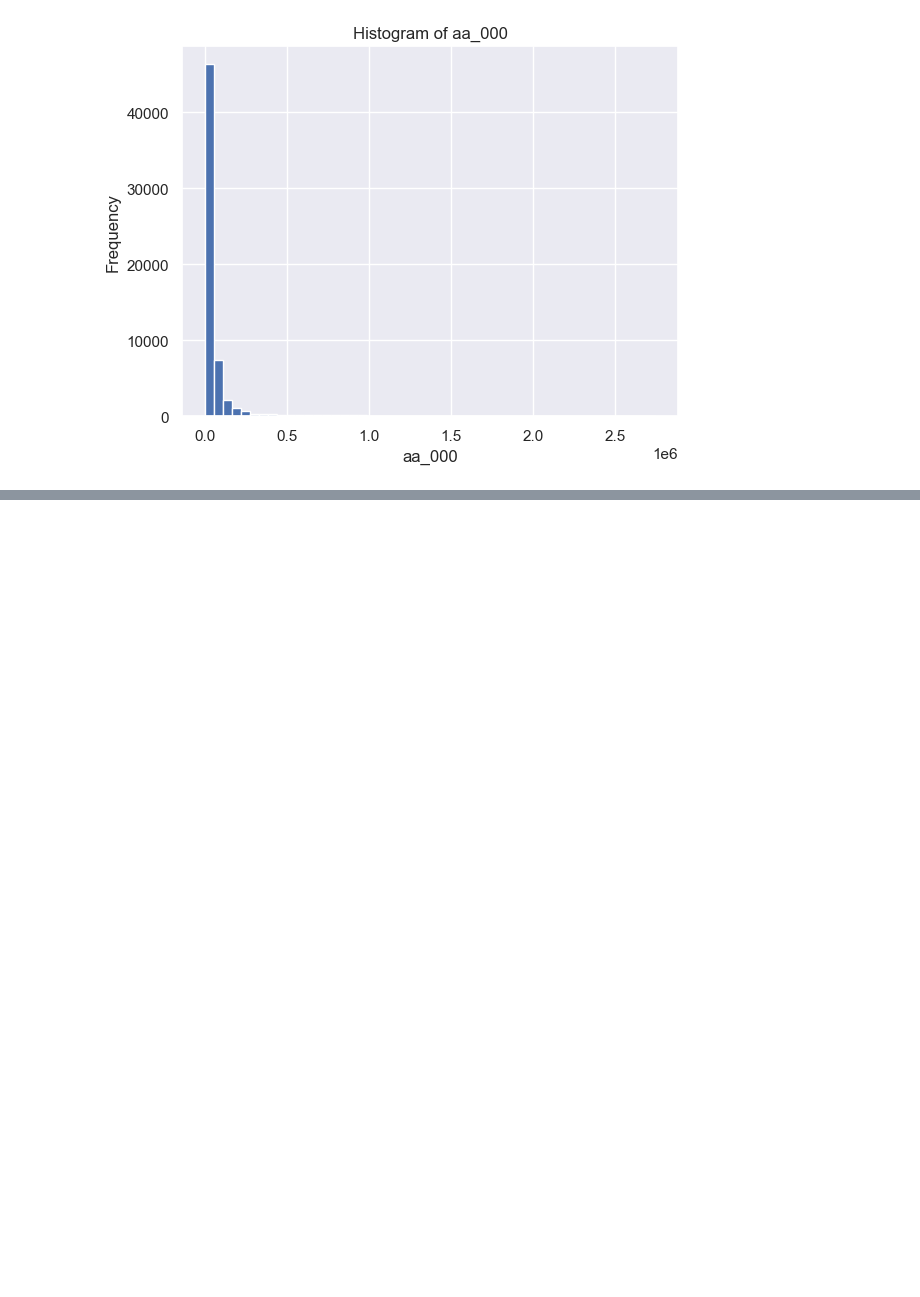
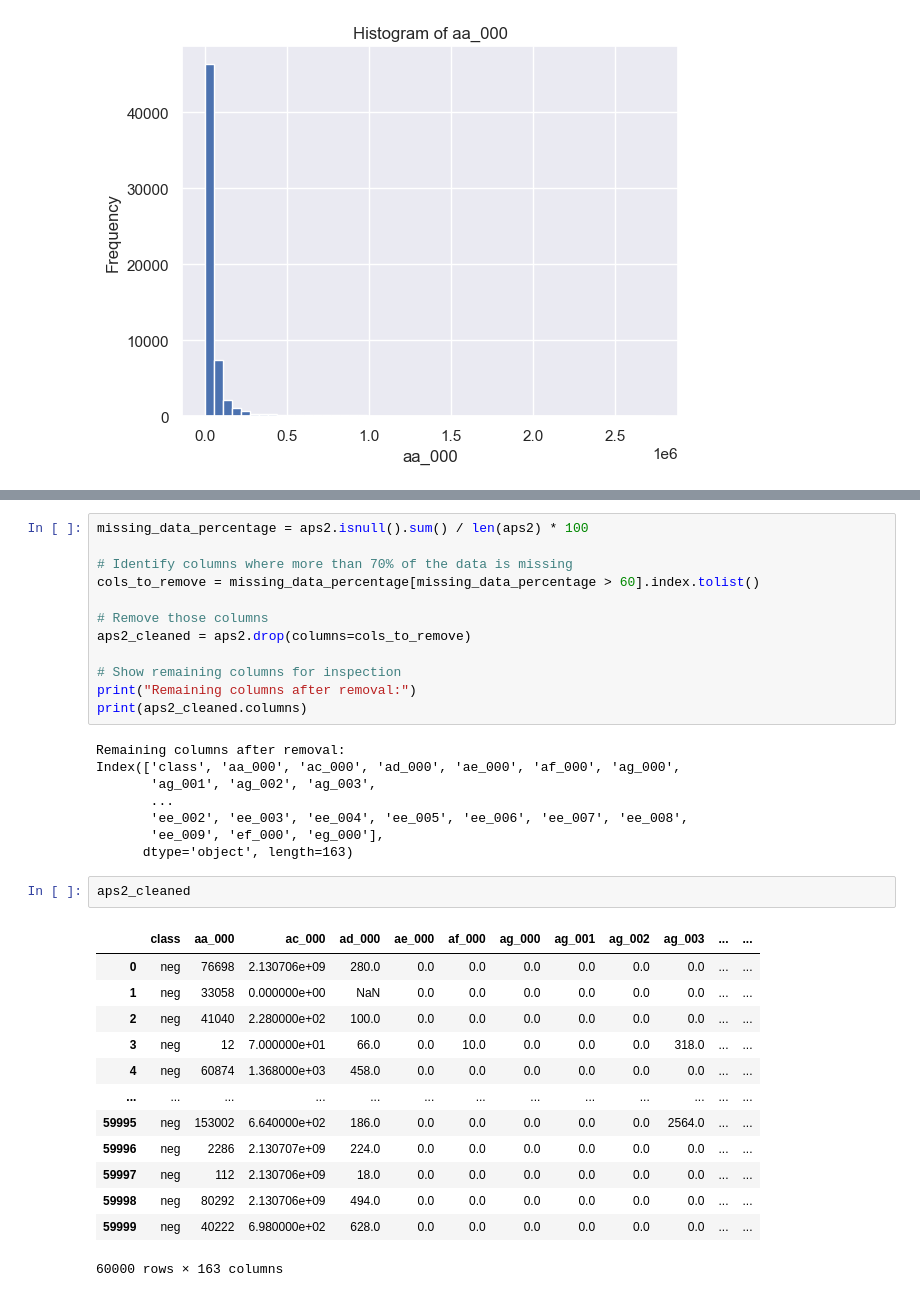
Before and after one commit to FedericoAriton99/CA-1-Data-Preparation, a Jupyter notebook: CA 1 Python.ipynb, the cells around one changed output, grey strips where cells are left out. Saved outputs shown, nothing was run; the diff lists cells and outputs as text; blank space fills up the shorter version.

Commit message:
Data cleanning

```diff
--- a/CA 1 Python.ipynb
+++ b/CA 1 Python.ipynb
@@ -142,0 +196,36 @@ dtype: float64
+# %%
+missing_data_percentage = aps2.isnull().sum() / len(aps2) * 100
+
+# Identify columns where more than 70% of the data is missing
+cols_to_remove = missing_data_percentage[missing_data_percentage > 60].index.tolist()
+
+# Remove those columns
+aps2_cleaned = aps2.drop(columns=cols_to_remove)
+
+# Show remaining columns for inspection
+print("Remaining columns after removal:")
+print(aps2_cleaned.columns)
+# %% [output]
+Remaining columns after removal:
+Index(['class', 'aa_000', 'ac_000', 'ad_000', 'ae_000', 'af_000', 'ag_000',
+       'ag_001', 'ag_002', 'ag_003',
+       ...
+       'ee_002', 'ee_003', 'ee_004', 'ee_005', 'ee_006', 'ee_007', 'ee_008',
+       'ee_009', 'ef_000', 'eg_000'],
+      dtype='object', length=163)
+# %%
+aps2_cleaned
+# %% [output]
+|  | class | aa_000 | ac_000 | ad_000 | ae_000 | af_000 | ag_000 | ag_001 | ag_002 | ag_003 | ... | ... |
+| 0 | neg | 76698 | 2.130706e+09 | 280.0 | 0.0 | 0.0 | 0.0 | 0.0 | 0.0 | 0.0 | ... | ... |
+| 1 | neg | 33058 | 0.000000e+00 | NaN | 0.0 | 0.0 | 0.0 | 0.0 | 0.0 | 0.0 | ... | ... |
+| 2 | neg | 41040 | 2.280000e+02 | 100.0 | 0.0 | 0.0 | 0.0 | 0.0 | 0.0 | 0.0 | ... | ... |
+| 3 | neg | 12 | 7.000000e+01 | 66.0 | 0.0 | 10.0 | 0.0 | 0.0 | 0.0 | 318.0 | ... | ... |
+| 4 | neg | 60874 | 1.368000e+03 | 458.0 | 0.0 | 0.0 | 0.0 | 0.0 | 0.0 | 0.0 | ... | ... |
+| ... | ... | ... | ... | ... | ... | ... | ... | ... | ... | ... | ... | ... |
+| 59995 | neg | 153002 | 6.640000e+02 | 186.0 | 0.0 | 0.0 | 0.0 | 0.0 | 0.0 | 2564.0 | ... | ... |
+| 59996 | neg | 2286 | 2.130707e+09 | 224.0 | 0.0 | 0.0 | 0.0 | 0.0 | 0.0 | 0.0 | ... | ... |
+| 59997 | neg | 112 | 2.130706e+09 | 18.0 | 0.0 | 0.0 | 0.0 | 0.0 | 0.0 | 0.0 | ... | ... |
+| 59998 | neg | 80292 | 2.130706e+09 | 494.0 | 0.0 | 0.0 | 0.0 | 0.0 | 0.0 | 0.0 | ... | ... |
+| 59999 | neg | 40222 | 6.980000e+02 | 628.0 | 0.0 | 0.0 | 0.0 | 0.0 | 0.0 | 0.0 | ... | ... |
+60000 rows × 163 columns
```
Also changed, not shown: parts of 12 cells of this notebook.
